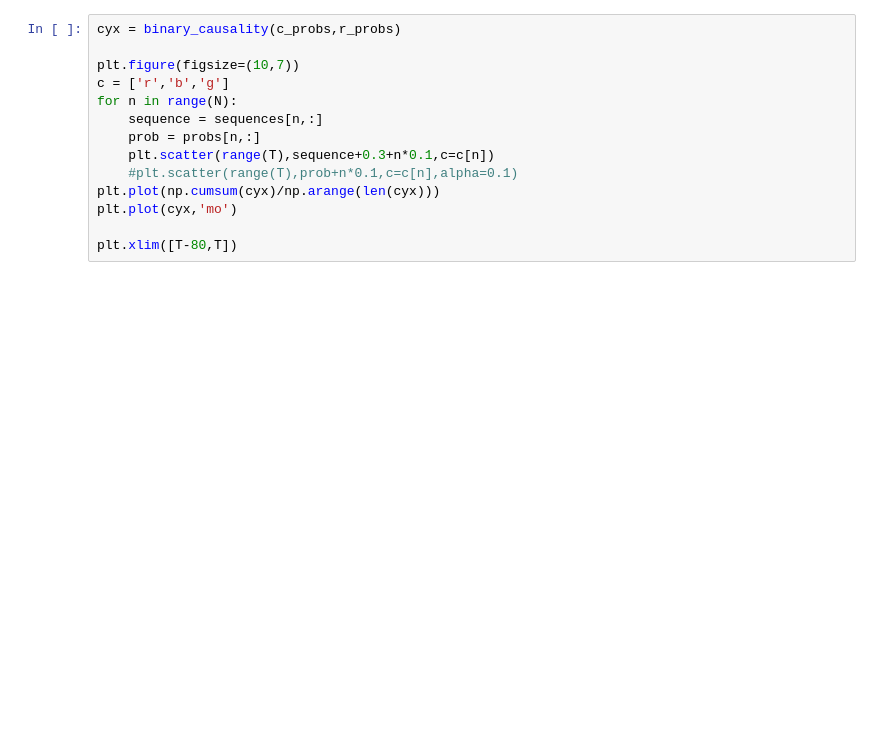
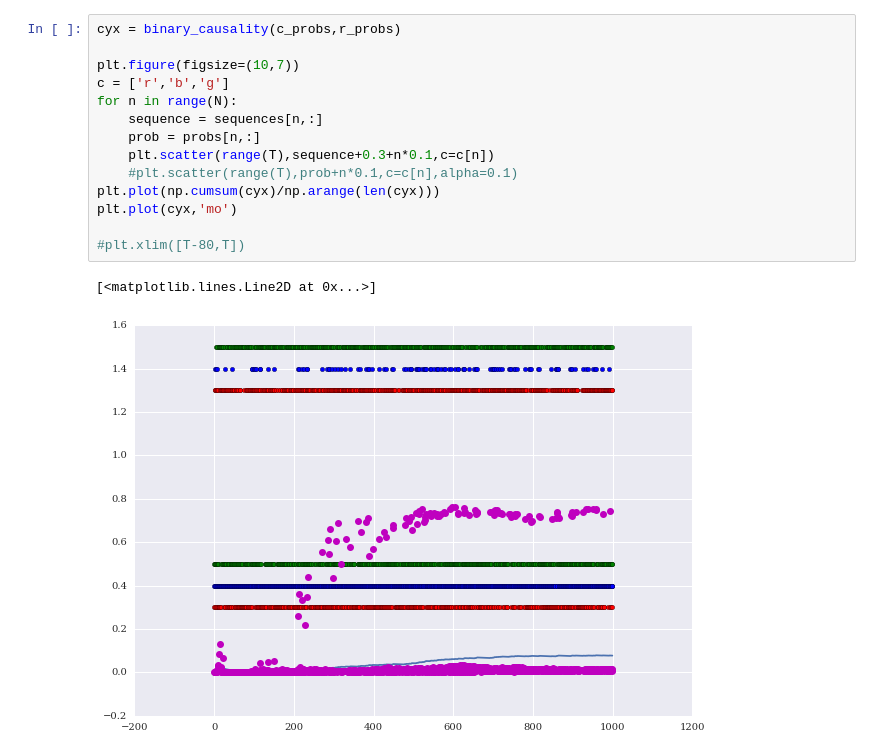
Before and after one commit to gabeschamberg/sample-path-causal-measure, a Jupyter notebook: notebooks/Conditional Bernoulli Causal Inference.ipynb, the cells around one changed output. Saved outputs shown, nothing was run; the diff lists cells and outputs as text; blank space fills up the shorter version.

```diff
--- a/notebooks/Conditional Bernoulli Causal Inference.ipynb
+++ b/notebooks/Conditional Bernoulli Causal Inference.ipynb
@@ -88,14 +85,17 @@ plt.xlim([T-50,T]);
 # %%
 cyx = binary_causality(c_probs,r_probs)
 
 plt.figure(figsize=(10,7))
 c = ['r','b','g']
 for n in range(N):
     sequence = sequences[n,:]
     prob = probs[n,:]
     plt.scatter(range(T),sequence+0.3+n*0.1,c=c[n])
     #plt.scatter(range(T),prob+n*0.1,c=c[n],alpha=0.1)
 plt.plot(np.cumsum(cyx)/np.arange(len(cyx)))
 plt.plot(cyx,'mo')
 
-plt.xlim([T-80,T])
+#plt.xlim([T-80,T])
+# %% [output]
+[<matplotlib.lines.Line2D at 0x...>]
+[figure, added]
```
Also changed, not shown: parts of 5 cells of this notebook, 9 other files.
